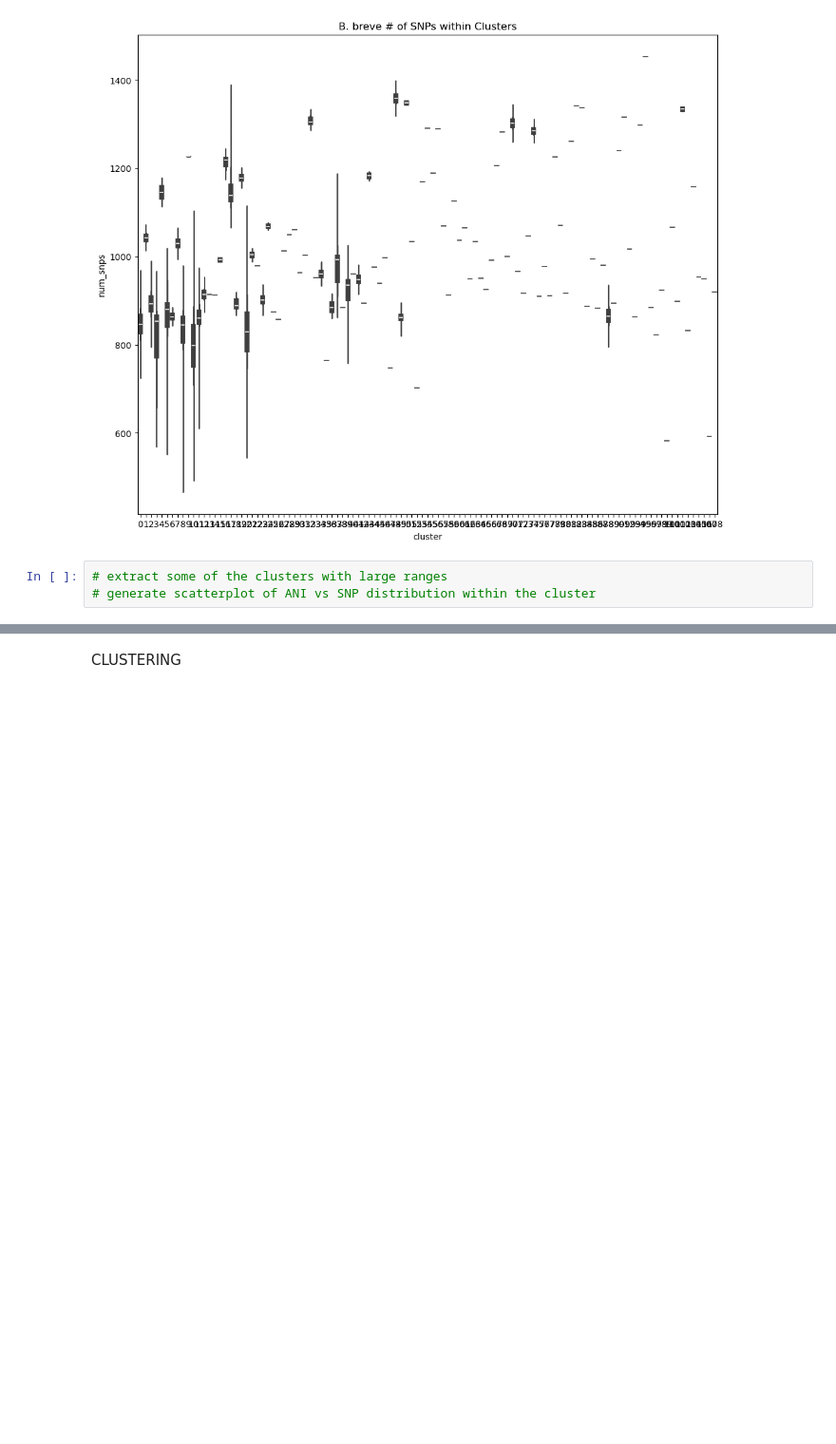
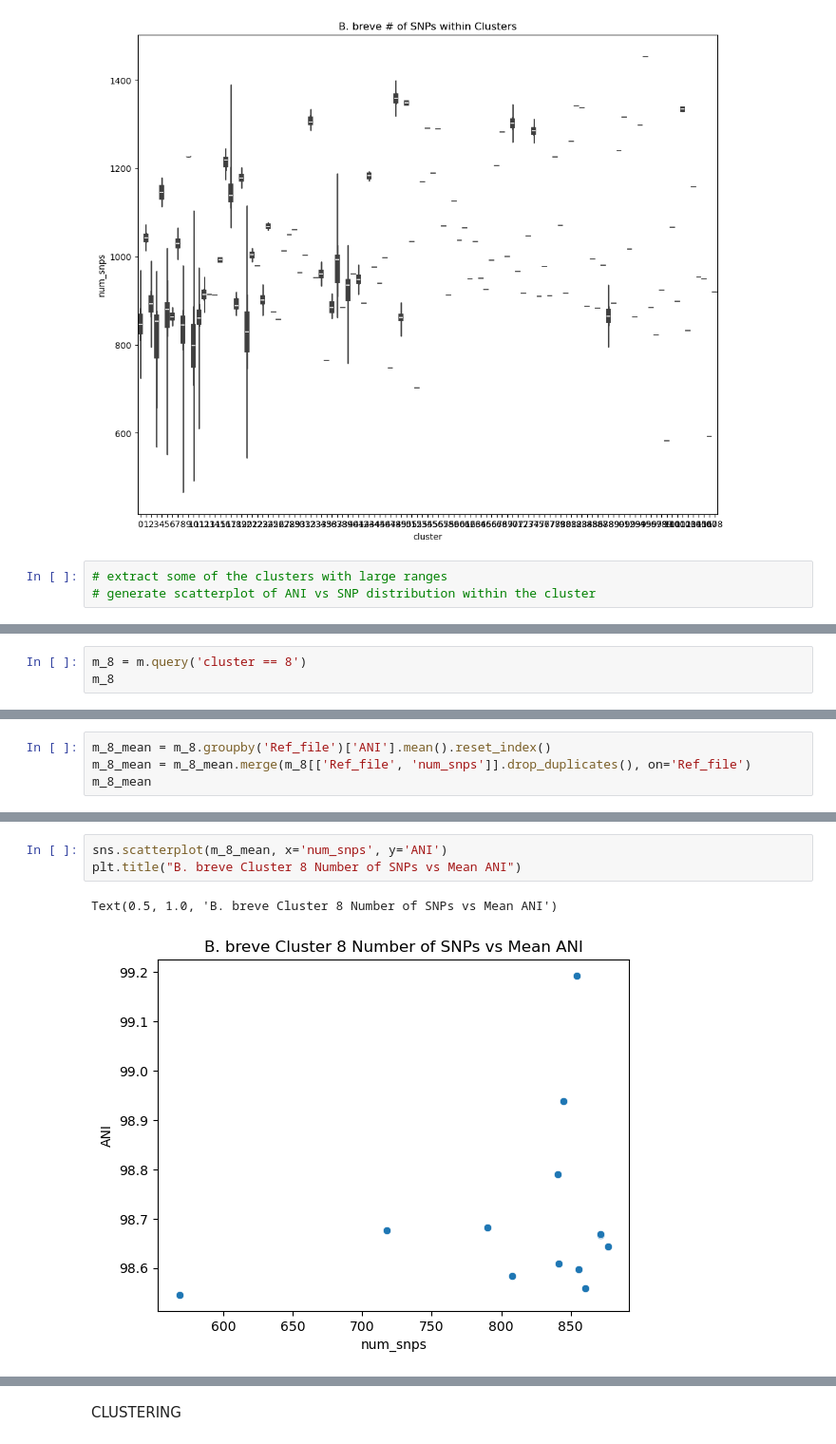
Before and after one commit to annaliese8/PopGenStats_Project, a Jupyter notebook: breve_tool_comparison.ipynb, the cells around one changed output, grey strips where cells are left out. Shown at 95% size. Drawn from its saved outputs; the diff is of its cells as text; blank space fills up the shorter version.

```diff
--- a/breve_tool_comparison.ipynb
+++ b/breve_tool_comparison.ipynb
@@ -653,0 +667,3 @@ UndefinedVariableError: name 'NaN' is not defined
+# %%
+m_8 = m.query('cluster == 8')
+m_8
@@ -653,0 +696,4 @@ UndefinedVariableError: name 'NaN' is not defined
+# %%
+m_8_mean = m_8.groupby('Ref_file')['ANI'].mean().reset_index()
+m_8_mean = m_8_mean.merge(m_8[['Ref_file', 'num_snps']].drop_duplicates(), on='Ref_file')
+m_8_mean
@@ -653,0 +716,6 @@ UndefinedVariableError: name 'NaN' is not defined
+# %%
+sns.scatterplot(m_8_mean, x='num_snps', y='ANI')
+plt.title("B. breve Cluster 8 Number of SNPs vs Mean ANI")
+# %% [output]
+Text(0.5, 1.0, 'B. breve Cluster 8 Number of SNPs vs Mean ANI')
+[figure, added]
```
Also changed, not shown: parts of 9 cells of this notebook, 1 other file.
